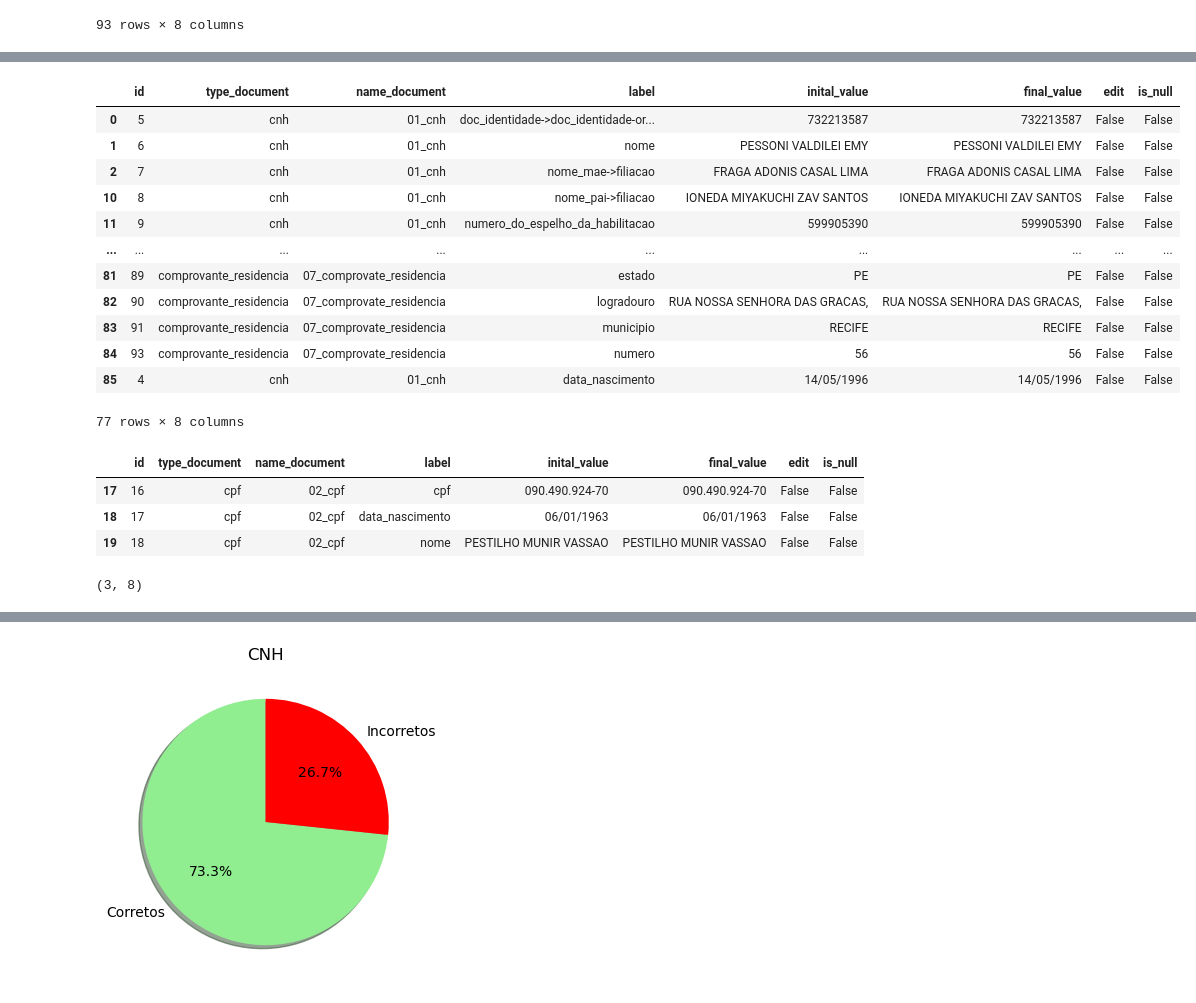
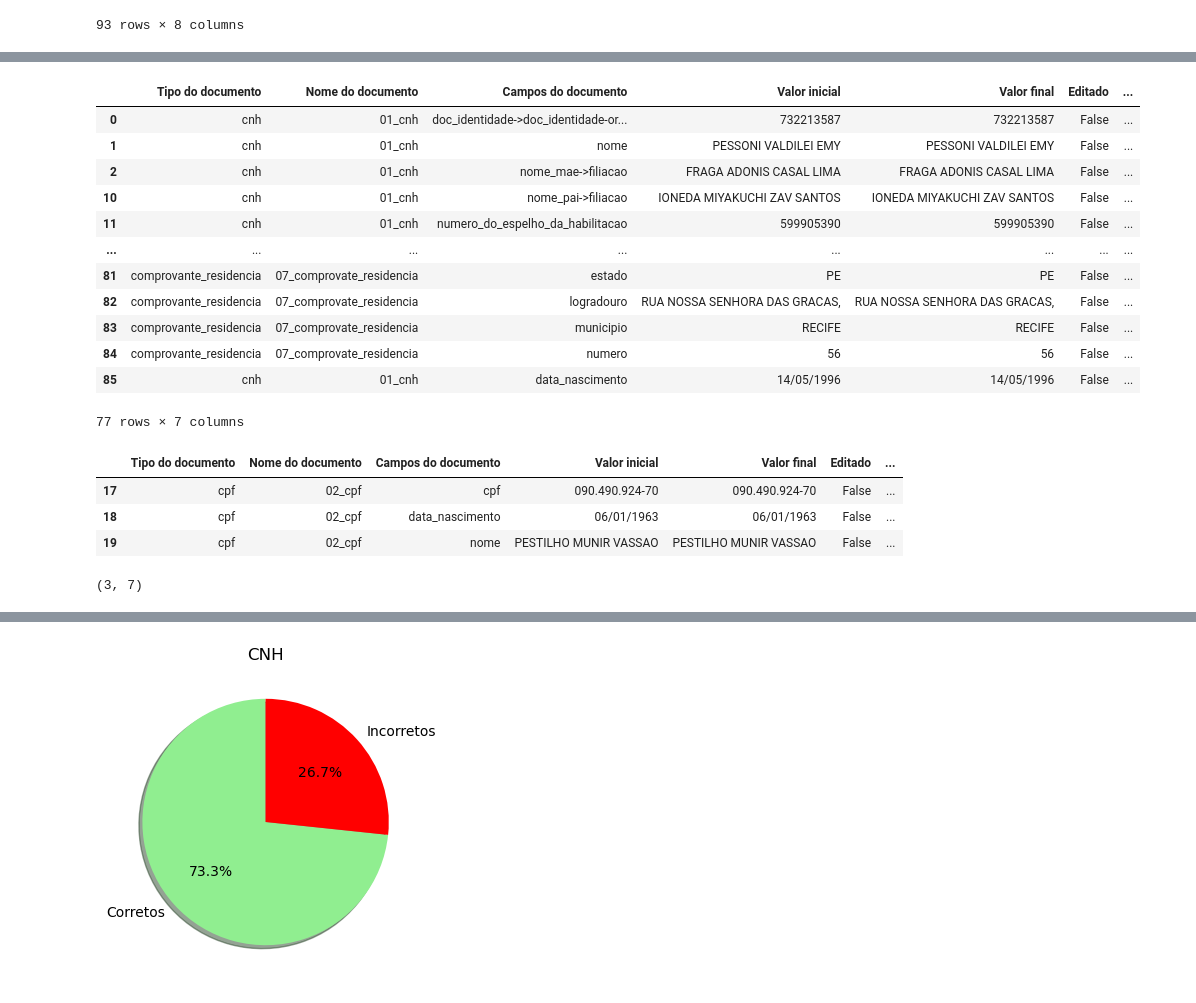
Before and after one commit to giclocate/data-analysis-di2win, a Jupyter notebook: main.ipynb, the cells around one changed output, grey strips where cells are left out. Cells and saved outputs as stored; diff of their text form; code cells hidden in the pictures.

```diff
--- a/main.ipynb
+++ b/main.ipynb
@@ -41,3 +41,13 @@ display(df)
 | 91 | 79 | nfs | 06_nfse | rua->prestador_de_servicos | AV. JAVAN LESSA RIBEIRO, | AV. JAVAN LESSA RIBEIRO | True | False |
 | 92 | 80 | nfs | 06_nfse | rua->tomador_de_servicos | AV. FLORES DA CUNHA, | AV. FLORES DA CUNHA | True | False |
 93 rows × 8 columns
+# %%
+df.rename(columns={
+    'type_document': 'Tipo do documento',
+    'name_document': 'Nome do documento',
+    'label': 'Campos do documento',
+    'inital_value': 'Valor inicial',
+    'final_value': 'Valor final',
+    'edit': 'Editado',
+    'is_null': 'Vazio'
+}, inplace=True)
@@ -44,3 +70,5 @@ display(df)
+# %%
+df.drop(columns=['id'], inplace=True)  # Remove a coluna 'id'
 # %%
 # dados incorretos
 
@@ -77,30 +105,30 @@ display(df_null)
 # %%
 #dados corretos
 
-df_correct = df[df['edit'] == False]
+df_correct = df[df['Editado'] == False]
 display(df_correct)
 # %% [output]
-|  | id | type_document | name_document | label | inital_value | final_value | edit | is_null |
-| 0 | 5 | cnh | 01_cnh | doc_identidade->doc_identidade-or... | 732213587 | 732213587 | False | False |
-| 1 | 6 | cnh | 01_cnh | nome | PESSONI VALDILEI EMY | PESSONI VALDILEI EMY | False | False |
-| 2 | 7 | cnh | 01_cnh | nome_mae->filiacao | FRAGA ADONIS CASAL LIMA | FRAGA ADONIS CASAL LIMA | False | False |
-| 10 | 8 | cnh | 01_cnh | nome_pai->filiacao | IONEDA MIYAKUCHI ZAV SANTOS | IONEDA MIYAKUCHI ZAV SANTOS | False | False |
-| 11 | 9 | cnh | 01_cnh | numero_do_espelho_da_habilitacao | 599905390 | 599905390 | False | False |
-| ... | ... | ... | ... | ... | ... | ... | ... | ... |
-| 81 | 89 | comprovante_residencia | 07_comprovate_residencia | estado | PE | PE | False | False |
-| 82 | 90 | comprovante_residencia | 07_comprovate_residencia | logradouro | RUA NOSSA SENHORA DAS GRACAS, | RUA NOSSA SENHORA DAS GRACAS, | False | False |
-| 83 | 91 | comprovante_residencia | 07_comprovate_residencia | municipio | RECIFE | RECIFE | False | False |
-| 84 | 93 | comprovante_residencia | 07_comprovate_residencia | numero | 56 | 56 | False | False |
-| 85 | 4 | cnh | 01_cnh | data_nascimento | 14/05/1996 | 14/05/1996 | False | False |
+|  | Tipo do documento | Nome do documento | Campos do documento | Valor inicial | Valor final | Editado | ... |
+| 0 | cnh | 01_cnh | doc_identidade->doc_identidade-or... | 732213587 | 732213587 | False | ... |
+| 1 | cnh | 01_cnh | nome | PESSONI VALDILEI EMY | PESSONI VALDILEI EMY | False | ... |
+| 2 | cnh | 01_cnh | nome_mae->filiacao | FRAGA ADONIS CASAL LIMA | FRAGA ADONIS CASAL LIMA | False | ... |
+| 10 | cnh | 01_cnh | nome_pai->filiacao | IONEDA MIYAKUCHI ZAV SANTOS | IONEDA MIYAKUCHI ZAV SANTOS | False | ... |
+| 11 | cnh | 01_cnh | numero_do_espelho_da_habilitacao | 599905390 | 599905390 | False | ... |
+| ... | ... | ... | ... | ... | ... | ... | ... |
+| 81 | comprovante_residencia | 07_comprovate_residencia | estado | PE | PE | False | ... |
+| 82 | comprovante_residencia | 07_comprovate_residencia | logradouro | RUA NOSSA SENHORA DAS GRACAS, | RUA NOSSA SENHORA DAS GRACAS, | False | ... |
+| 83 | comprovante_residencia | 07_comprovate_residencia | municipio | RECIFE | RECIFE | False | ... |
+| 84 | comprovante_residencia | 07_comprovate_residencia | numero | 56 | 56 | False | ... |
+| 85 | cnh | 01_cnh | data_nascimento | 14/05/1996 | 14/05/1996 | False | ... |
-77 rows × 8 columns
+77 rows × 7 columns
 # %%
 #busca rg
-total_rg = df[df['type_document'] == 'cpf']
+total_rg = df[df['Tipo do documento'] == 'cpf']
 display(total_rg)
 total_rg.shape
 # %% [output]
-|  | id | type_document | name_document | label | inital_value | final_value | edit | is_null |
-| 17 | 16 | cpf | 02_cpf | cpf | 090.490.924-70 | 090.490.924-70 | False | False |
-| 18 | 17 | cpf | 02_cpf | data_nascimento | 06/01/1963 | 06/01/1963 | False | False |
-| 19 | 18 | cpf | 02_cpf | nome | PESTILHO MUNIR VASSAO | PESTILHO MUNIR VASSAO | False | False |
+|  | Tipo do documento | Nome do documento | Campos do documento | Valor inicial | Valor final | Editado | ... |
+| 17 | cpf | 02_cpf | cpf | 090.490.924-70 | 090.490.924-70 | False | ... |
+| 18 | cpf | 02_cpf | data_nascimento | 06/01/1963 | 06/01/1963 | False | ... |
+| 19 | cpf | 02_cpf | nome | PESTILHO MUNIR VASSAO | PESTILHO MUNIR VASSAO | False | ... |
-(3, 8)
+(3, 7)
```
Also changed, not shown: parts of 9 cells of this notebook.
